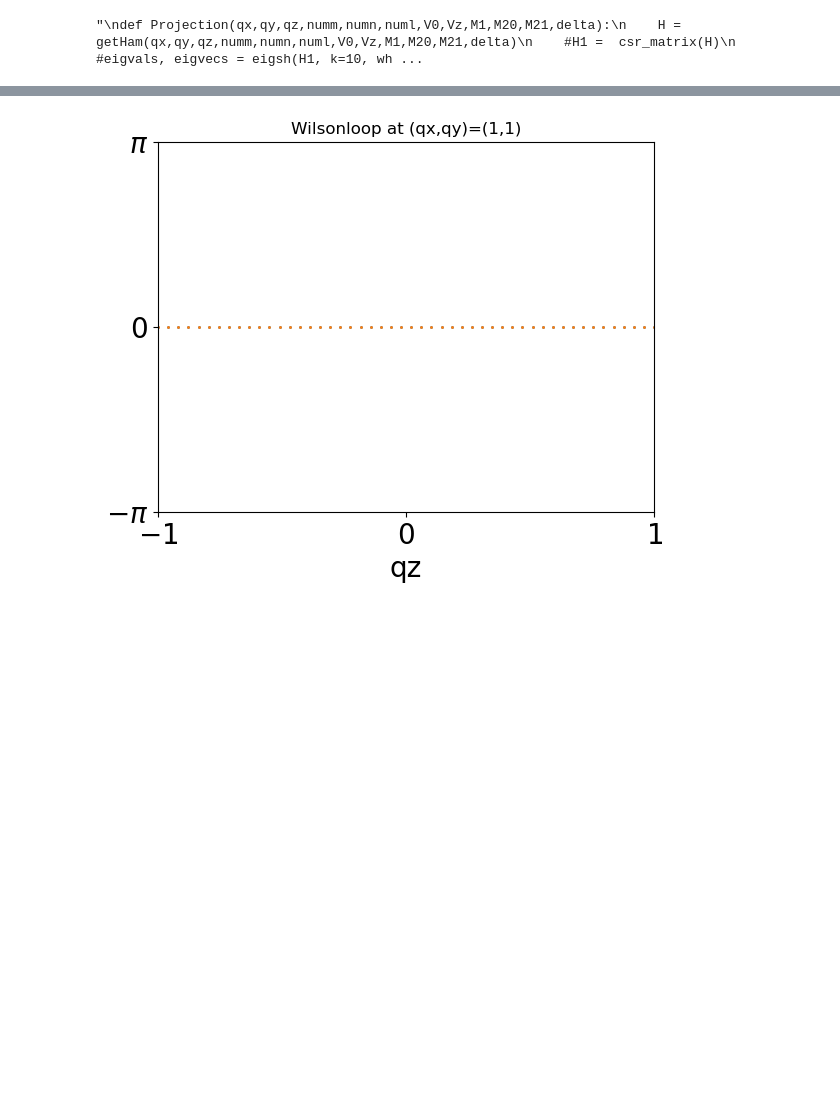
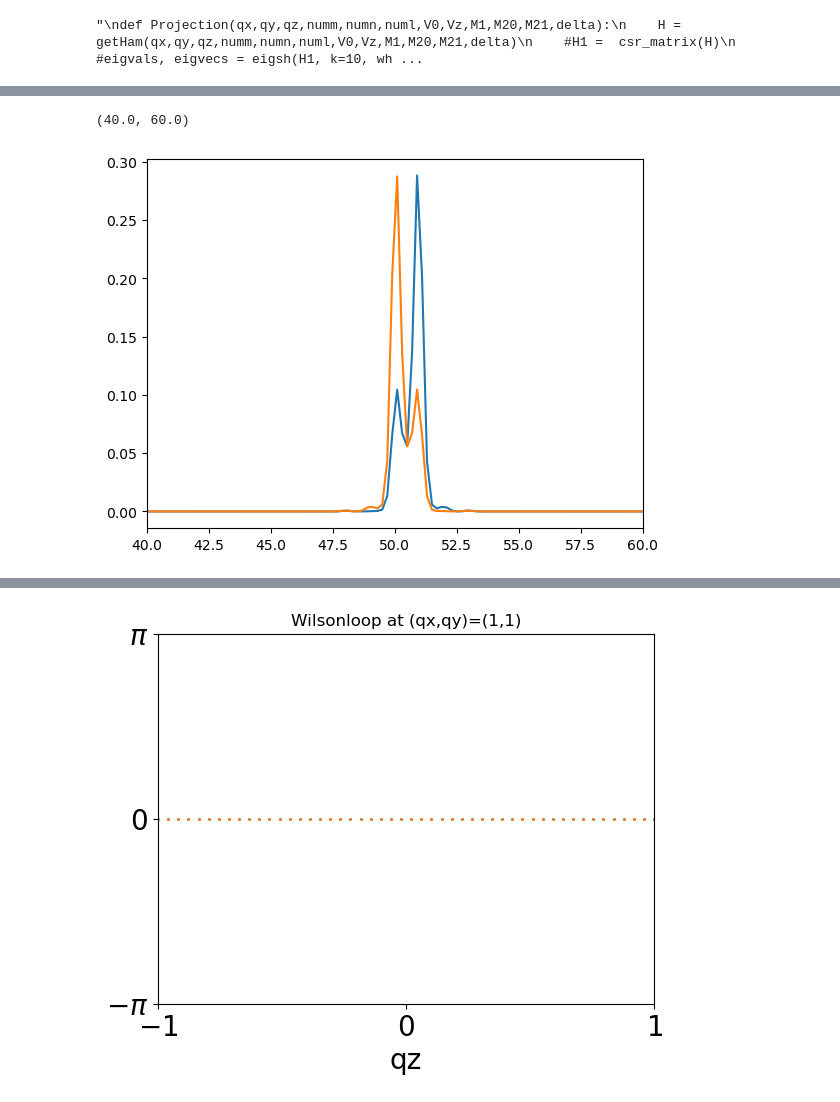
Before and after one commit to linxiaodong-lom/ChiralMagentEffect, a Jupyter notebook: PlanWaveExpand copy 2.ipynb, the cells around one changed output, grey strips where cells are left out. Cells and saved outputs as stored; diff of their text form; code cells hidden in the pictures; blank space fills up the shorter version.

```diff
--- a/PlanWaveExpand copy 2.ipynb
+++ b/PlanWaveExpand copy 2.ipynb
@@ -684,3 +912,12 @@ E1,V1 = np.linalg.eigh(Hdown)
+# %%
+phi0 = (Vup[:,indicesup[indexVup[50]]]).reshape(len(Vup),1)
+phi01 = (Vdown[:,indicesdown[indexVdown[50]]]).reshape(len(Vdown),1)
+plt.plot(z,np.abs(phi0[::4])**2+np.abs(phi0[1::4])**2+np.abs(phi0[3::4])**2+np.abs(phi0[2::4])**2)
+plt.plot(z,np.abs(phi01[::4])**2+np.abs(phi01[1::4])**2+np.abs(phi01[3::4])**2+np.abs(phi01[2::4])**2)
+plt.xlim(40,60)
+# %% [output]
+(40.0, 60.0)
+[figure, added]
 # %%
 V0 = 4.0
 Vz = 4.0
```
Also changed, not shown: parts of 11 cells of this notebook.
